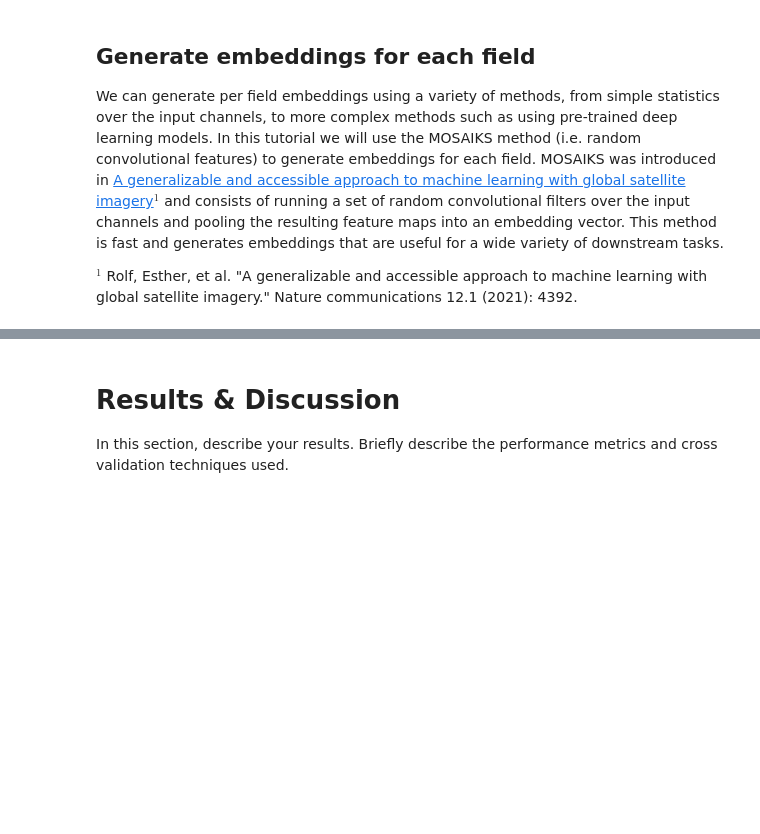
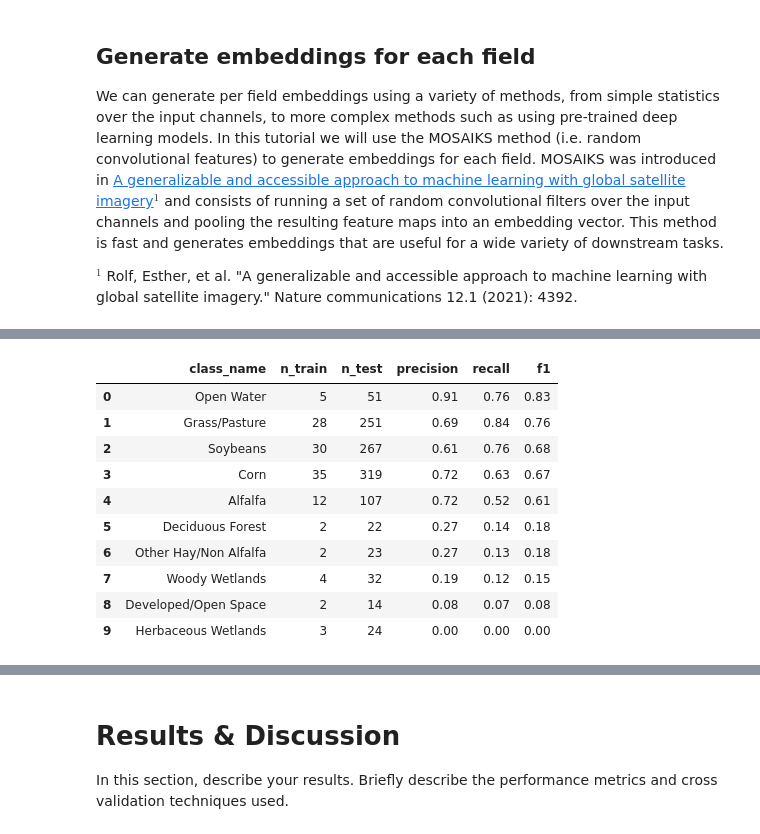
Before and after one commit to fieldsoftheworld/neurips2025-ccai-tutorial, a Jupyter notebook: 0.0-agriculture-monitoring-with-ftw.ipynb, the cells around one changed output, grey strips where cells are left out. Drawn from its saved outputs; the diff is of its cells as text; code cells hidden in the pictures; blank space fills up the shorter version.

```diff
--- a/0.0-agriculture-monitoring-with-ftw.ipynb
+++ b/0.0-agriculture-monitoring-with-ftw.ipynb
@@ -361,0 +434,11 @@ field_boundaries.to_parquet(boundaries_filename)
+# %%
+train_vals, train_counts = np.unique(encoder.inverse_transform(y_train), return_counts=True)
+test_vals, test_counts = np.unique(encoder.inverse_transform(y_test), return_counts=True)
+train_val_counts = dict(zip(train_vals, train_counts))
+test_val_counts = dict(zip(test_vals, test_counts))
+
+print(f"Total of {y_train.shape[0]} train instances")
+print(f"Total of {y_test.shape[0]} test instances")
+print("")
+for val in test_val_counts.keys():
+    print(f"{utils.CDL_CODE_TO_NAME[val]}, train instances {train_val_counts[val]}, test instances {test_val_counts[val]}")
@@ -361,0 +478,40 @@ field_boundaries.to_parquet(boundaries_filename)
+# %%
+per_class_precision = precision_score(y_test, y_pred, average=None, zero_division=0)
+per_class_recall = recall_score(y_test, y_pred, average=None, zero_division=0)
+per_class_f1 = f1_score(y_test, y_pred, average=None, zero_division=0)
+
+rows = []
+for class_index in range(len(class_names)):
+    class_name = class_names[class_index]
+
+    class_num = encoder.inverse_transform([class_index])[0]
+    n_train = train_val_counts[class_num]
+    n_test = test_val_counts[class_num]
+
+    precision = per_class_precision[class_index]
+    recall = per_class_recall[class_index]
+    f1 = per_class_f1[class_index]
+
+    rows.append(
+        {
+            "class_name": class_name,
+            "n_train": n_train,
+            "n_test": n_test,
+            "precision": precision,
+            "recall": recall,
+            "f1": f1,
+        }
+    )
+pd.DataFrame(rows).sort_values(by="f1", ascending=False).reset_index(drop=True).round(2)
+# %% [output]
+|  | class_name | n_train | n_test | precision | recall | f1 |
+| 0 | Open Water | 5 | 51 | 0.91 | 0.76 | 0.83 |
+| 1 | Grass/Pasture | 28 | 251 | 0.69 | 0.84 | 0.76 |
+| 2 | Soybeans | 30 | 267 | 0.61 | 0.76 | 0.68 |
+| 3 | Corn | 35 | 319 | 0.72 | 0.63 | 0.67 |
+| 4 | Alfalfa | 12 | 107 | 0.72 | 0.52 | 0.61 |
+| 5 | Deciduous Forest | 2 | 22 | 0.27 | 0.14 | 0.18 |
+| 6 | Other Hay/Non Alfalfa | 2 | 23 | 0.27 | 0.13 | 0.18 |
+| 7 | Woody Wetlands | 4 | 32 | 0.19 | 0.12 | 0.15 |
+| 8 | Developed/Open Space | 2 | 14 | 0.08 | 0.07 | 0.08 |
+| 9 | Herbaceous Wetlands | 3 | 24 | 0.00 | 0.00 | 0.00 |
```
Also changed, not shown: parts of 27 cells of this notebook, 1 other file.
